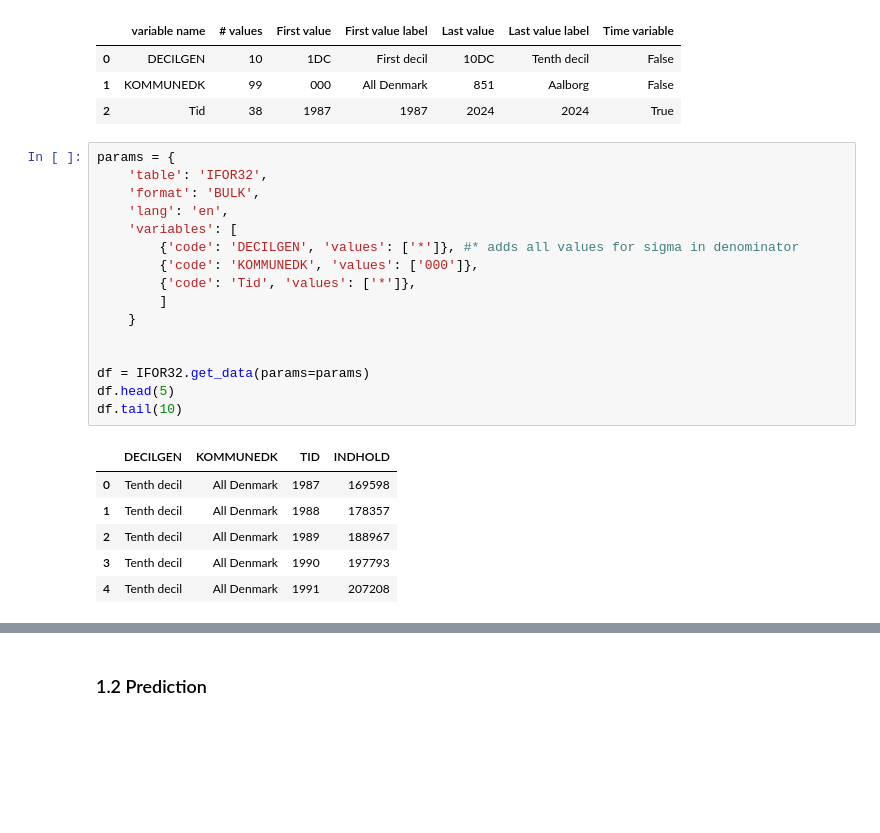
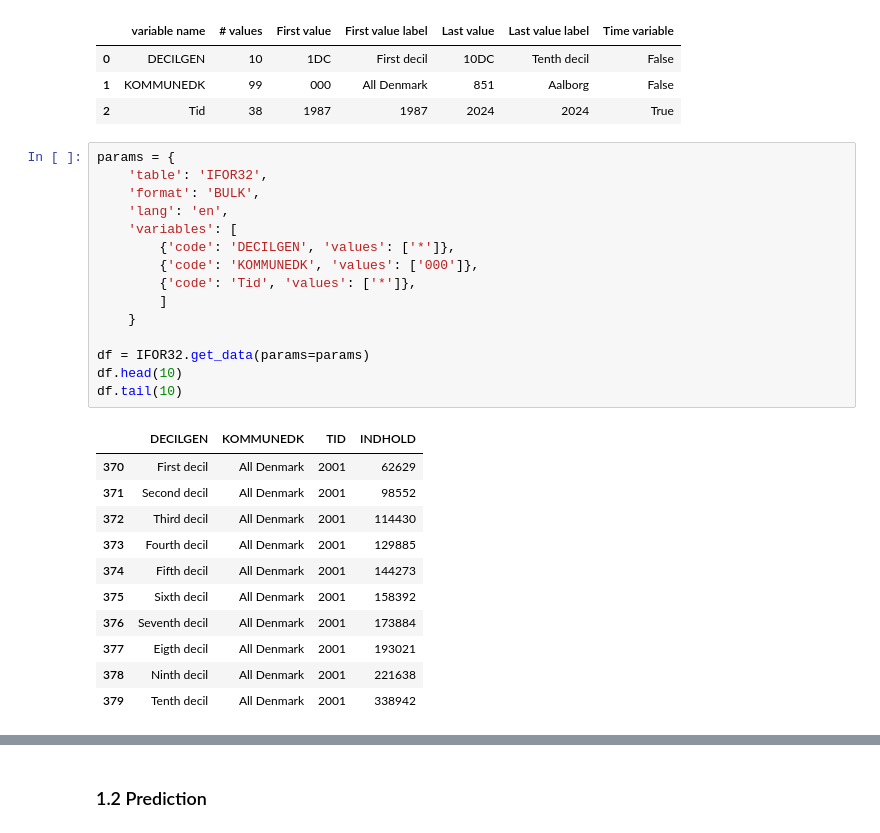
Before and after one commit to mnielsenkaplan-byte/ProgEcon4, a Jupyter notebook: Data Project.ipynb, the cells around one changed output, grey strips where cells are left out. Saved outputs shown, nothing was run; the diff lists cells and outputs as text; blank space fills up the shorter version.

```diff
--- a/Data Project.ipynb
+++ b/Data Project.ipynb
@@ -110,26 +92,30 @@ Last update: 2025-12-01T08:00:00
 # %%
 params = {
     'table': 'IFOR32',
     'format': 'BULK',
     'lang': 'en',
     'variables': [
-        {'code': 'DECILGEN', 'values': ['*']}, #* adds all values for sigma in denominator
+        {'code': 'DECILGEN', 'values': ['*']},
         {'code': 'KOMMUNEDK', 'values': ['000']},
         {'code': 'Tid', 'values': ['*']},
         ]
     }
 
-
 df = IFOR32.get_data(params=params)
-df.head(5)
+df.head(10)
 df.tail(10)
 # %% [output]
 |  | DECILGEN | KOMMUNEDK | TID | INDHOLD |
-| 0 | Tenth decil | All Denmark | 1987 | 169598 |
-| 1 | Tenth decil | All Denmark | 1988 | 178357 |
-| 2 | Tenth decil | All Denmark | 1989 | 188967 |
-| 3 | Tenth decil | All Denmark | 1990 | 197793 |
-| 4 | Tenth decil | All Denmark | 1991 | 207208 |
+| 370 | First decil | All Denmark | 2001 | 62629 |
+| 371 | Second decil | All Denmark | 2001 | 98552 |
+| 372 | Third decil | All Denmark | 2001 | 114430 |
+| 373 | Fourth decil | All Denmark | 2001 | 129885 |
+| 374 | Fifth decil | All Denmark | 2001 | 144273 |
+| 375 | Sixth decil | All Denmark | 2001 | 158392 |
+| 376 | Seventh decil | All Denmark | 2001 | 173884 |
+| 377 | Eigth decil | All Denmark | 2001 | 193021 |
+| 378 | Ninth decil | All Denmark | 2001 | 221638 |
+| 379 | Tenth decil | All Denmark | 2001 | 338942 |
 # %%
 df=df.drop(columns=['KOMMUNEDK','DECILGEN'])
 df = df.rename(columns={'INDHOLD':'income', 'TID': 'year'})
```
Also changed, not shown: parts of 3 cells of this notebook.
